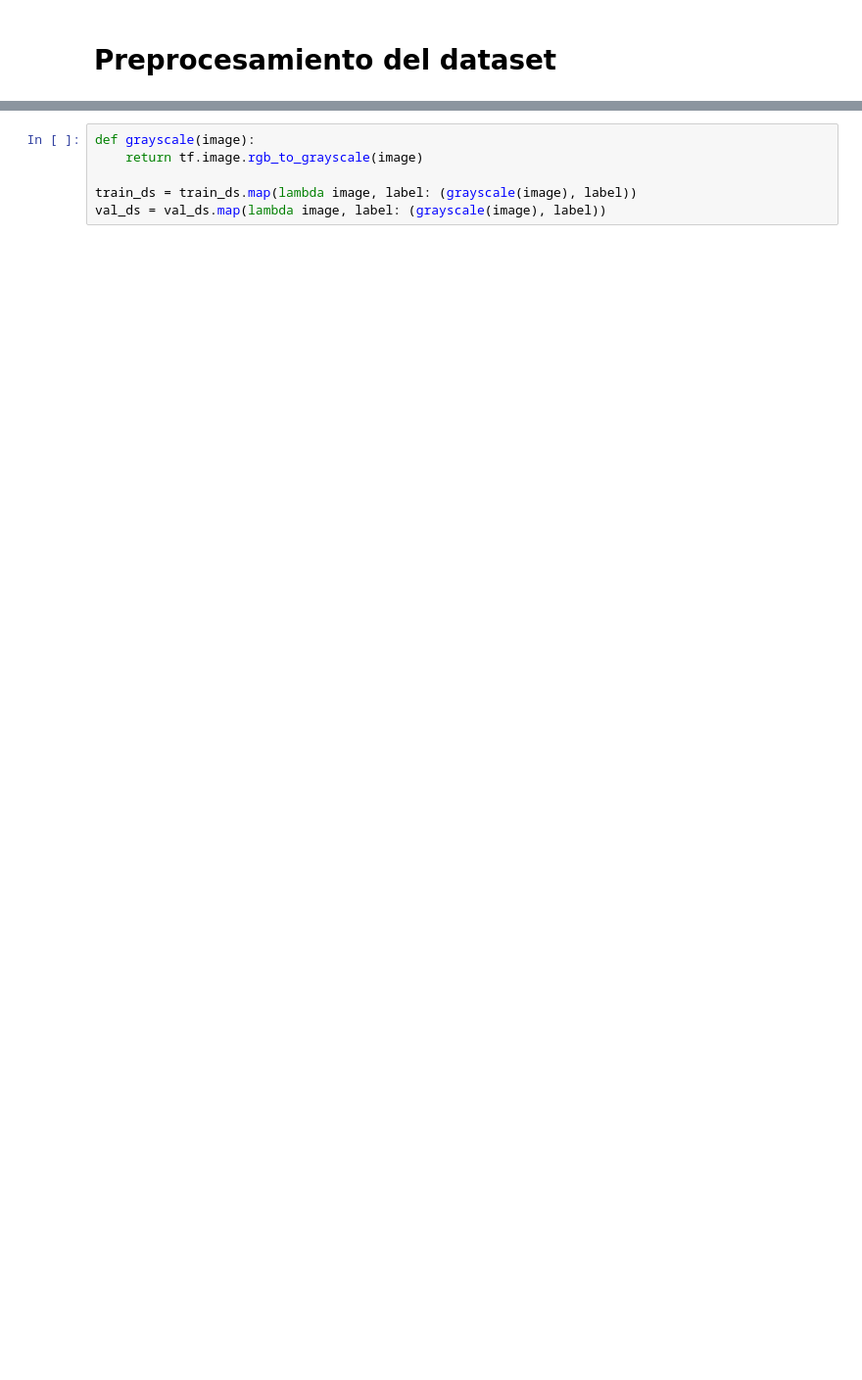
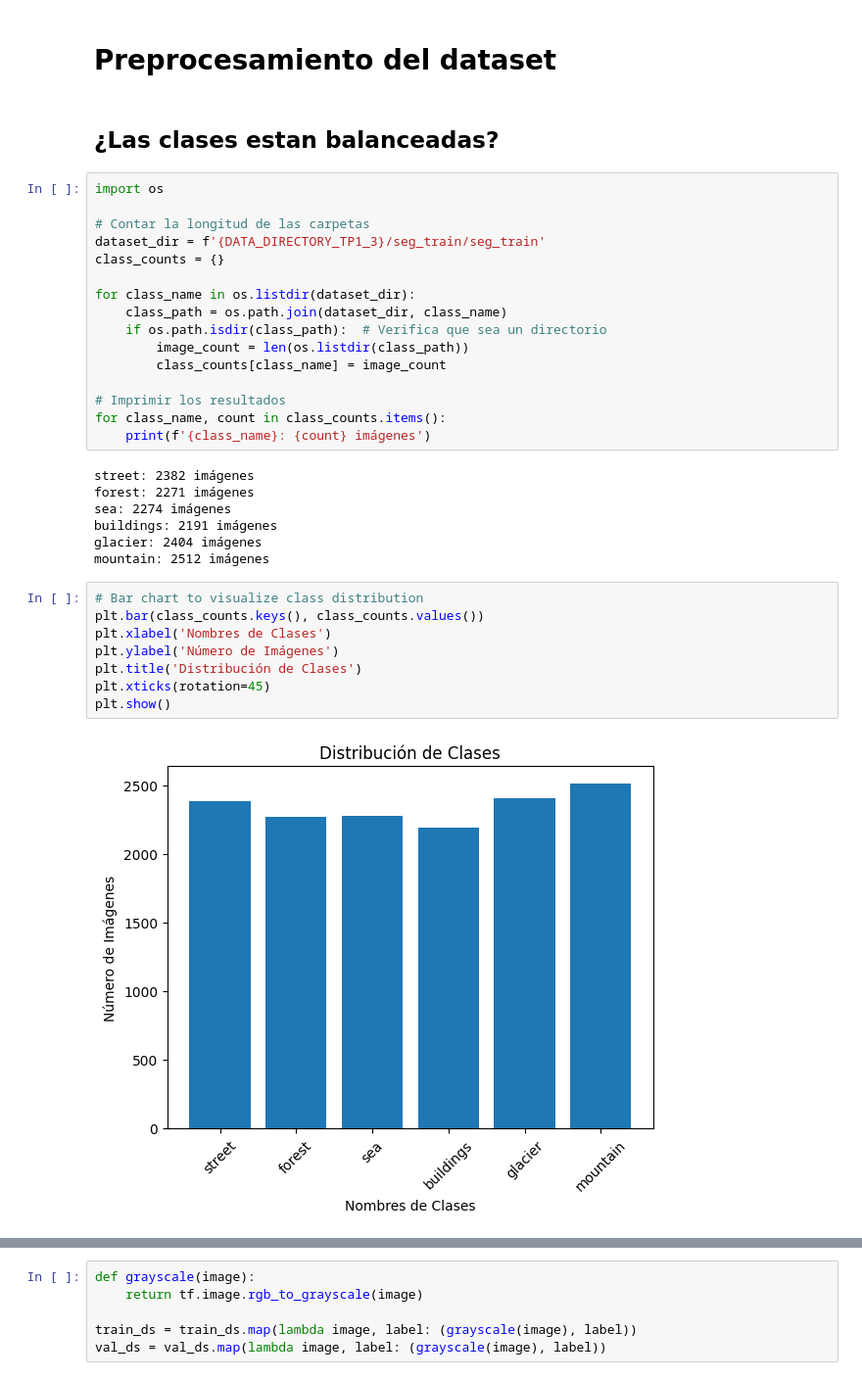
Before and after one commit to itssofiarce/AAII-TUIA-Alomar-Arce, a Jupyter notebook: AAII_TUIA_Alomar_Arceipynb.ipynb, the cells around one changed output, grey strips where cells are left out. Shown: that part at 98% size. Drawn from its saved outputs; the diff is of its cells as text; blank space fills up the shorter version.

```diff
--- a/AAII_TUIA_Alomar_Arceipynb.ipynb
+++ b/AAII_TUIA_Alomar_Arceipynb.ipynb
@@ -135,2 +135,37 @@ for images, labels in train_ds.take(1):
 # %% [markdown]
 # Preprocesamiento del dataset
+# %% [markdown]
+## ¿Las clases estan balanceadas?
+# %%
+import os
+
+# Contar la longitud de las carpetas
+dataset_dir = f'{DATA_DIRECTORY_TP1_3}/seg_train/seg_train'
+class_counts = {}
+
+for class_name in os.listdir(dataset_dir):
+    class_path = os.path.join(dataset_dir, class_name)
+    if os.path.isdir(class_path):  # Verifica que sea un directorio
+        image_count = len(os.listdir(class_path))
+        class_counts[class_name] = image_count
+
+# Imprimir los resultados
+for class_name, count in class_counts.items():
+    print(f'{class_name}: {count} imágenes')
+# %% [output]
+street: 2382 imágenes
+forest: 2271 imágenes
+sea: 2274 imágenes
+buildings: 2191 imágenes
+glacier: 2404 imágenes
+mountain: 2512 imágenes
+# %%
+# Bar chart to visualize class distribution
+plt.bar(class_counts.keys(), class_counts.values())
+plt.xlabel('Nombres de Clases')
+plt.ylabel('Número de Imágenes')
+plt.title('Distribución de Clases')
+plt.xticks(rotation=45)
+plt.show()
+# %% [output]
+[figure, added]
```
Also changed, not shown: parts of 31 cells of this notebook.
